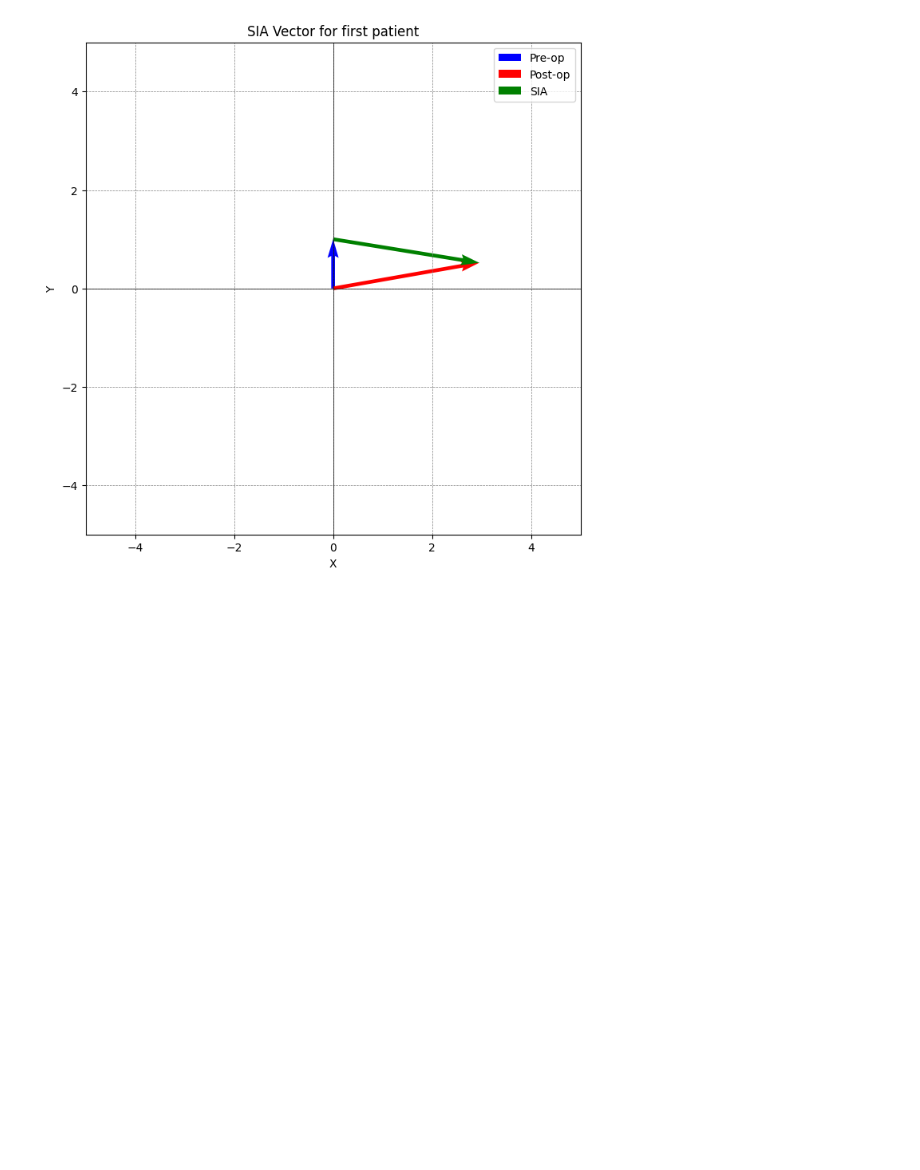
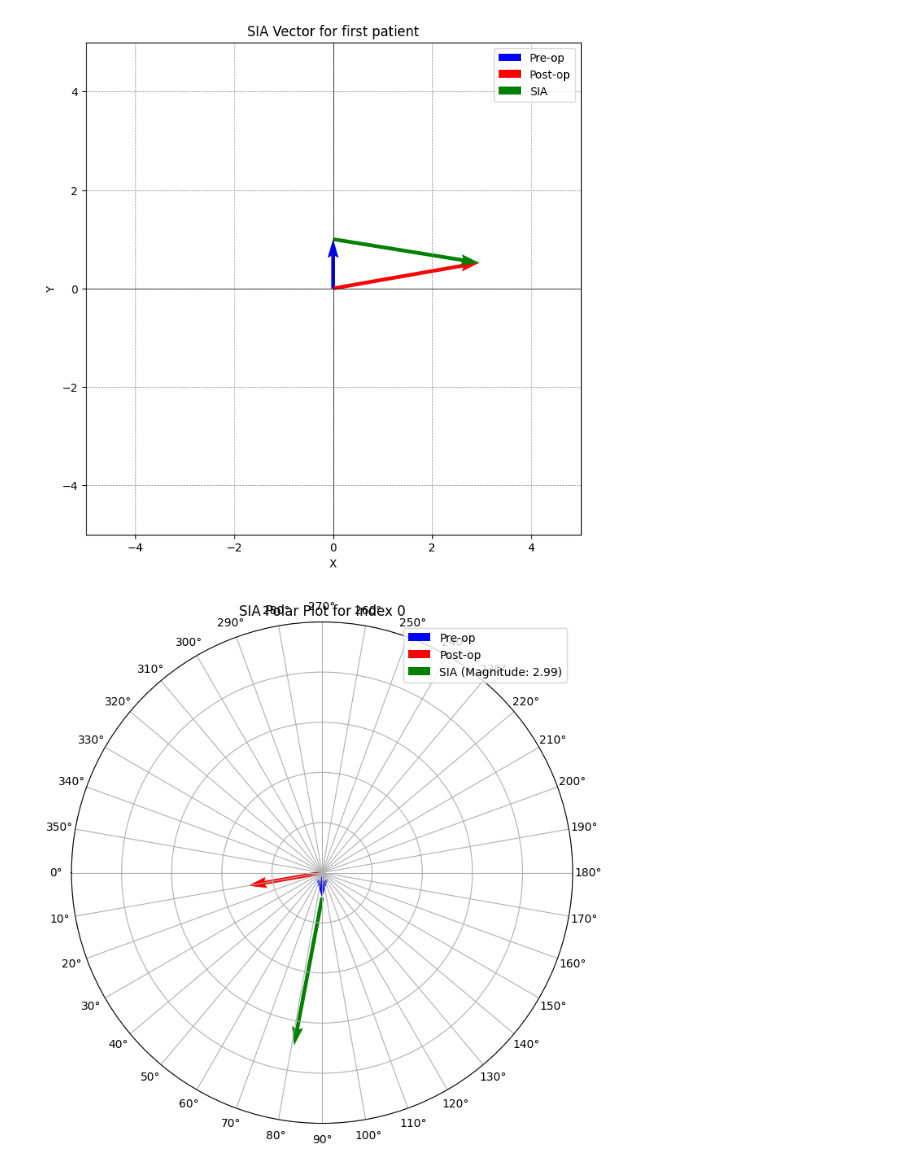
Before and after one commit to drskprabhakar/AI-ML-DL-colab-notebooks-coding-models, a Jupyter notebook: SIA_code_workup.ipynb, the cells around one changed output. Drawn from its saved outputs; the diff is of its cells as text; code cells hidden in the pictures; blank space fills up the shorter version.

```diff
--- a/SIA_code_workup.ipynb
+++ b/SIA_code_workup.ipynb
@@ -68,3 +68,37 @@ plt.title('SIA Vector for first patient')
 plt.show()
 # %% [output]
 [figure]
+# %%
+import matplotlib.pyplot as plt
+import numpy as np
+
+# Extract data for index 0
+preop_theta = df.loc[0, 'preoptheta']
+preop_r = df.loc[0, 'preopcyl']
+postop_theta = df.loc[0, 'postoptheta']
+postop_r = df.loc[0, 'postopcyl']
+sia_theta = np.arctan2(df.loc[0, 'Y_sia'], df.loc[0, 'X_sia'])
+sia_r = df.loc[0, 'SIA_magnitude']
+
+
+# Create the polar plot
+plt.figure(figsize=(8, 8))
+ax = plt.subplot(111, projection='polar')
+ax.quiver(0, 0, preop_theta, preop_r, angles='xy', scale_units='xy', scale=1, color='b', label='Pre-op')
+ax.quiver(0, 0, postop_theta, postop_r, angles='xy', scale_units='xy', scale=1, color='r', label='Post-op')
+ax.quiver(preop_theta, preop_r, sia_theta, sia_r, angles='xy', scale_units='xy', scale=1, color='g', label=f'SIA (Magnitude: {sia_r:.2f})')
+
+
+# Set plot limits and labels
+ax.set_ylim(0, 5)
+ax.set_yticklabels([])
+ax.set_theta_zero_location('W')
+ax.set_thetagrids(np.arange(0, 360, 10))
+plt.legend()
+plt.title('SIA Polar Plot for Index 0')
+
+
+# Show the plot
+plt.show()
+# %% [output]
+[figure, added]
```
